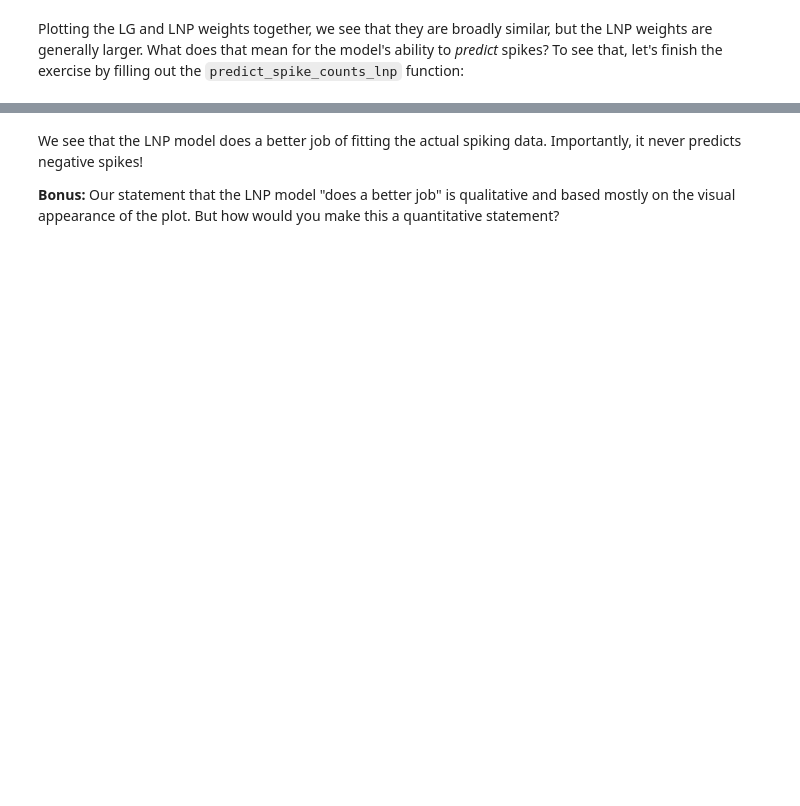
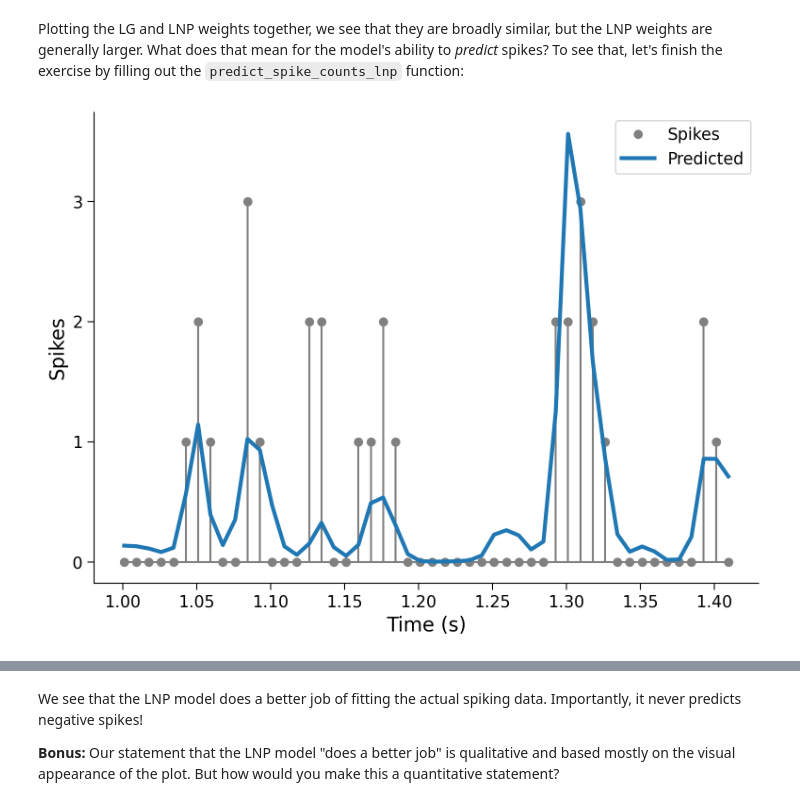
Before and after one commit to nazaninenous-hub/eeg-project, a Jupyter notebook: tutorials/W1D3_GeneralizedLinearModels/student/W1D3_Tutorial1.ipynb, the cells around one changed output, grey strips where cells are left out. Cells and saved outputs as stored; diff of their text form; code cells hidden in the pictures; blank space fills up the shorter version.

```diff
--- a/tutorials/W1D3_GeneralizedLinearModels/student/W1D3_Tutorial1.ipynb
+++ b/tutorials/W1D3_GeneralizedLinearModels/student/W1D3_Tutorial1.ipynb
@@ -722,35 +744,36 @@ def predict_spike_counts_lnp(stim, spikes, theta=None, d=25):
   """Compute a vector of predicted spike counts given the stimulus.
 
   Args:
     stim (1D array): Stimulus values at each timepoint
     spikes (1D array): Spike counts measured at each timepoint
     theta (1D array): Filter weights; estimated if not provided.
     d (number): Number of time lags to use.
 
   Returns:
     yhat (1D array): Predicted spikes at each timepoint.
 
   """
   ###########################################################################
   # Fill in missing code (...) and then remove the error to test
-  raise NotImplementedError("Complete the predict_spike_counts_lnp function")
   ###########################################################################
 
   y = spikes
   constant = np.ones_like(spikes)
   X = np.column_stack([constant, make_design_matrix(stim)])
   if theta is None:  # Allow pre-cached weights, as fitting is slow
     theta = fit_lnp(X, y, d)
 
-  yhat = ...
+  yhat = np.exp(X @ theta)
   return yhat
 
 
 # Predict spike counts
 yhat = predict_spike_counts_lnp(stim, spikes, theta_lnp)
 
 # Visualize
 plot_spikes_with_prediction(spikes, yhat, dt_stim)
+# %% [output]
+[figure, added]
 # %% [markdown]
 [*Click for solution*](https://github.com/NeuromatchAcademy/course-content/tree/main/tutorials/W1D3_GeneralizedLinearModels/solutions/W1D3_Tutorial1_Solution_ae48f475.py)
 
```
Also changed, not shown: parts of 17 cells of this notebook.
